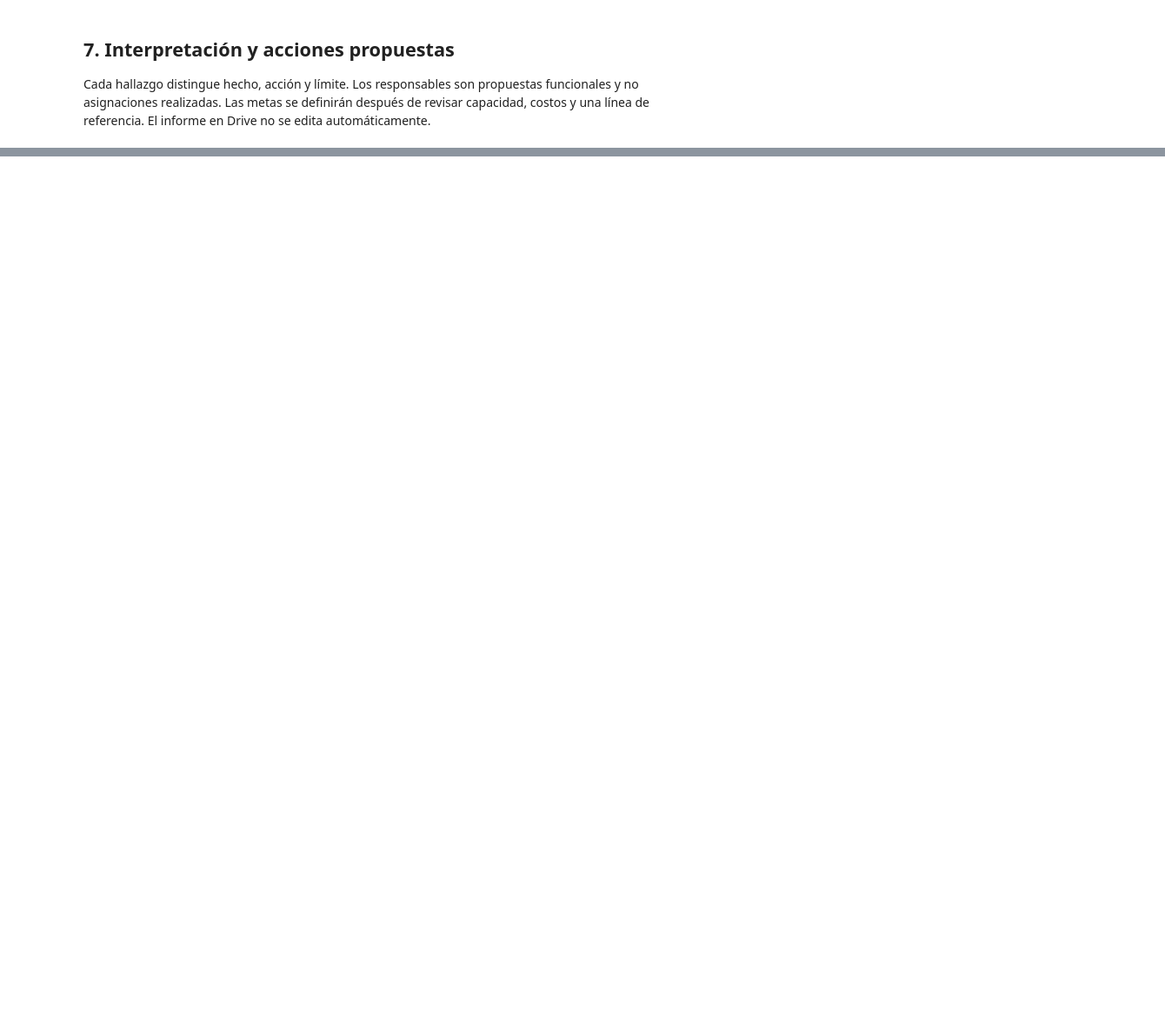
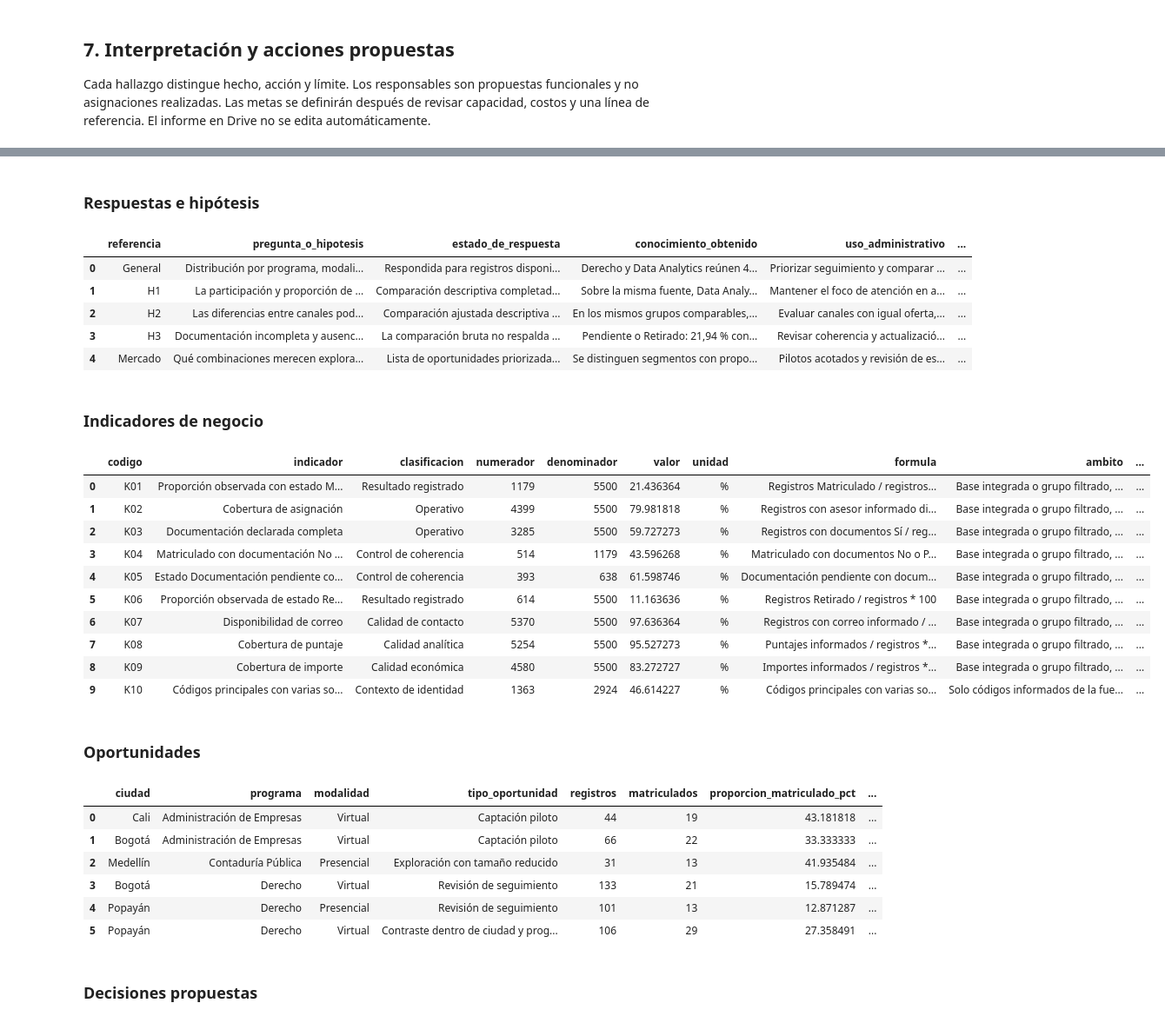
Before and after one commit to vivi-25-P/Analitica_Admisiones_Universitarias, a Jupyter notebook: notebooks/04_analisis_administrativo.ipynb, the cells around one changed output, grey strips where cells are left out. Shown at 87% size. Cells and saved outputs as stored; diff of their text form; code cells hidden in the pictures; blank space fills up the shorter version.

Commit message:
feat: convertir analisis en indicadores y decisiones de negocio

```diff
--- a/notebooks/04_analisis_administrativo.ipynb
+++ b/notebooks/04_analisis_administrativo.ipynb
@@ -313,0 +295,38 @@ Las acciones propuestas son revisar las inconsistencias documentales, validar la
+# %%
+from analitica_admisiones.conocimiento_negocio import generar_conocimiento
+respuestas, indicadores, oportunidades, decisiones = generar_conocimiento(analisis)
+for titulo, tabla in [('Respuestas e hipótesis', respuestas),
+                      ('Indicadores de negocio', indicadores),
+                      ('Oportunidades', oportunidades), ('Decisiones propuestas', decisiones)]:
+    display(Markdown('### ' + titulo))
+    display(tabla)
+display(Markdown((analisis.out / 'seccion_informe_drive.md').read_text()))
+# %% [output]
+### Respuestas e hipótesis
+|  | referencia | pregunta_o_hipotesis | estado_de_respuesta | conocimiento_obtenido | uso_administrativo | ... |
+| 0 | General | Distribución por programa, modali... | Respondida para registros disponi... | Derecho y Data Analytics reúnen 4... | Priorizar seguimiento y comparar ... | ... |
+| 1 | H1 | La participación y proporción de ... | Comparación descriptiva completad... | Sobre la misma fuente, Data Analy... | Mantener el foco de atención en a... | ... |
+| 2 | H2 | Las diferencias entre canales pod... | Comparación ajustada descriptiva ... | En los mismos grupos comparables,... | Evaluar canales con igual oferta,... | ... |
+| 3 | H3 | Documentación incompleta y ausenc... | La comparación bruta no respalda ... | Pendiente o Retirado: 21,94 % con... | Revisar coherencia y actualizació... | ... |
+| 4 | Mercado | Qué combinaciones merecen explora... | Lista de oportunidades priorizada... | Se distinguen segmentos con propo... | Pilotos acotados y revisión de es... | ... |
+### Indicadores de negocio
+|  | codigo | indicador | clasificacion | numerador | denominador | valor | unidad | formula | ambito | ... |
+| 0 | K01 | Proporción observada con estado M... | Resultado registrado | 1179 | 5500 | 21.436364 | % | Registros Matriculado / registros... | Base integrada o grupo filtrado, ... | ... |
+| 1 | K02 | Cobertura de asignación | Operativo | 4399 | 5500 | 79.981818 | % | Registros con asesor informado di... | Base integrada o grupo filtrado, ... | ... |
+| 2 | K03 | Documentación declarada completa | Operativo | 3285 | 5500 | 59.727273 | % | Registros con documentos Sí / reg... | Base integrada o grupo filtrado, ... | ... |
+| 3 | K04 | Matriculado con documentación No ... | Control de coherencia | 514 | 1179 | 43.596268 | % | Matriculado con documentos No o P... | Base integrada o grupo filtrado, ... | ... |
+| 4 | K05 | Estado Documentación pendiente co... | Control de coherencia | 393 | 638 | 61.598746 | % | Documentación pendiente con docum... | Base integrada o grupo filtrado, ... | ... |
+| 5 | K06 | Proporción observada de estado Re... | Resultado registrado | 614 | 5500 | 11.163636 | % | Registros Retirado / registros * 100 | Base integrada o grupo filtrado, ... | ... |
+| 6 | K07 | Disponibilidad de correo | Calidad de contacto | 5370 | 5500 | 97.636364 | % | Registros con correo informado / ... | Base integrada o grupo filtrado, ... | ... |
+| 7 | K08 | Cobertura de puntaje | Calidad analítica | 5254 | 5500 | 95.527273 | % | Puntajes informados / registros *... | Base integrada o grupo filtrado, ... | ... |
+| 8 | K09 | Cobertura de importe | Calidad económica | 4580 | 5500 | 83.272727 | % | Importes informados / registros *... | Base integrada o grupo filtrado, ... | ... |
+| 9 | K10 | Códigos principales con varias so... | Contexto de identidad | 1363 | 2924 | 46.614227 | % | Códigos principales con varias so... | Solo códigos informados de la fue... | ... |
+### Oportunidades
+|  | ciudad | programa | modalidad | tipo_oportunidad | registros | matriculados | proporcion_matriculado_pct | ... |
+| 0 | Cali | Administración de Empresas | Virtual | Captación piloto | 44 | 19 | 43.181818 | ... |
+| 1 | Bogotá | Administración de Empresas | Virtual | Captación piloto | 66 | 22 | 33.333333 | ... |
+| 2 | Medellín | Contaduría Pública | Presencial | Exploración con tamaño reducido | 31 | 13 | 41.935484 | ... |
+| 3 | Bogotá | Derecho | Virtual | Revisión de seguimiento | 133 | 21 | 15.789474 | ... |
+| 4 | Popayán | Derecho | Presencial | Revisión de seguimiento | 101 | 13 | 12.871287 | ... |
+| 5 | Popayán | Derecho | Virtual | Contraste dentro de ciudad y prog... | 106 | 29 | 27.358491 | ... |
+### Decisiones propuestas
```
Also changed, not shown: parts of 5 cells of this notebook, 26 other files.
